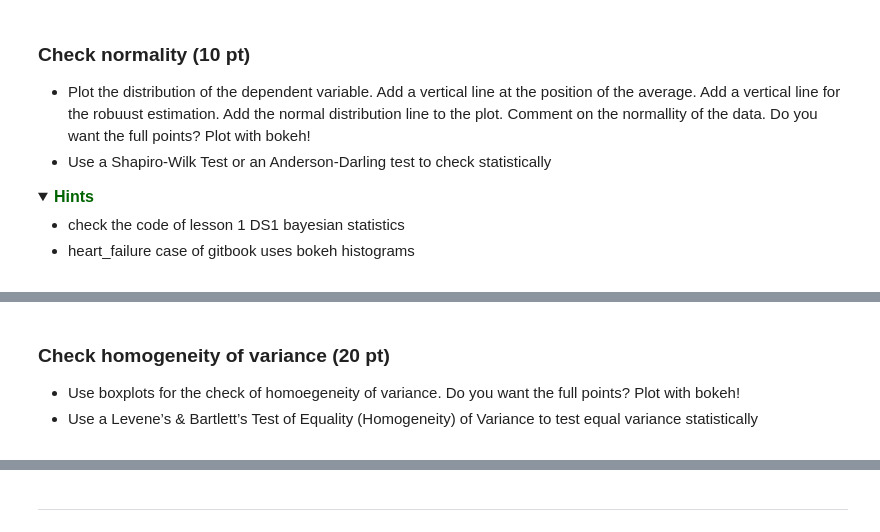
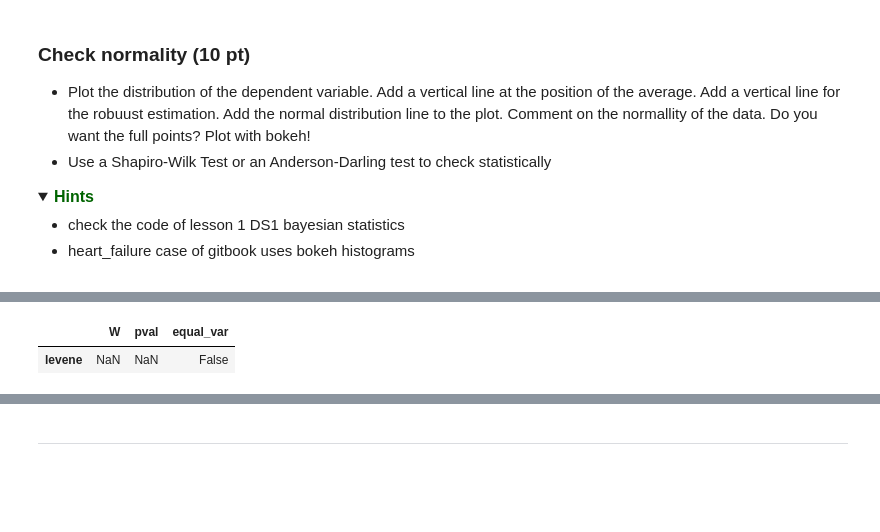
Before and after one commit to Magiduck/Programming1, a Jupyter notebook: assessments/Assignment_week_05.ipynb, the cells around one changed output, grey strips where cells are left out. Cells and saved outputs as stored; diff of their text form; code cells hidden in the pictures; folded sections open; blank space fills up the shorter version.

Commit message:
working on statistical tests

```diff
--- a/assessments/Assignment_week_05.ipynb
+++ b/assessments/Assignment_week_05.ipynb
@@ -313,10 +364,8 @@ Plot the distribution of the dependent variable. Add a vertical line at the posi
+# %%
+df['group'] = df[['Breakfast', 'Tired']].agg('-'.join, axis=1)
+pg.homoscedasticity(df,dv='Hours',group='group')
+# %% [output]
+|  | W | pval | equal_var |
+| levene | NaN | NaN | False |
 # %%
 # briefly summarize your findings
-# %% [markdown]
-<a name='ex-32'></a>
-### Check homogeneity of variance (20 pt)
-
-<ul><li>
-Use boxplots for the check of homoegeneity of variance. Do you want the full points? Plot with bokeh!</li>
-
-<li>Use a Levene’s & Bartlett’s Test of Equality (Homogeneity) of Variance to test equal variance statistically</li><ul>
```
Also changed, not shown: parts of 13 cells of this notebook.
